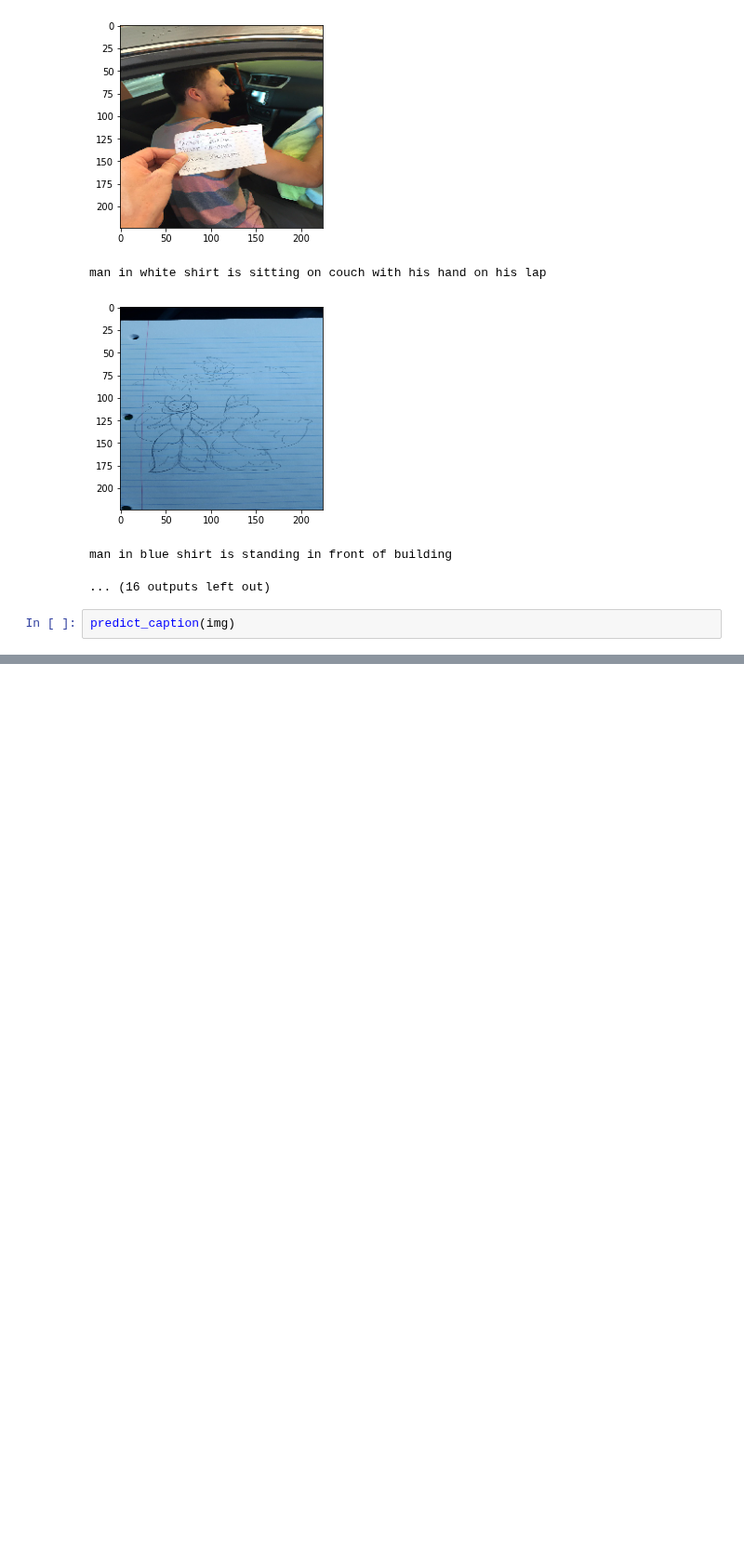
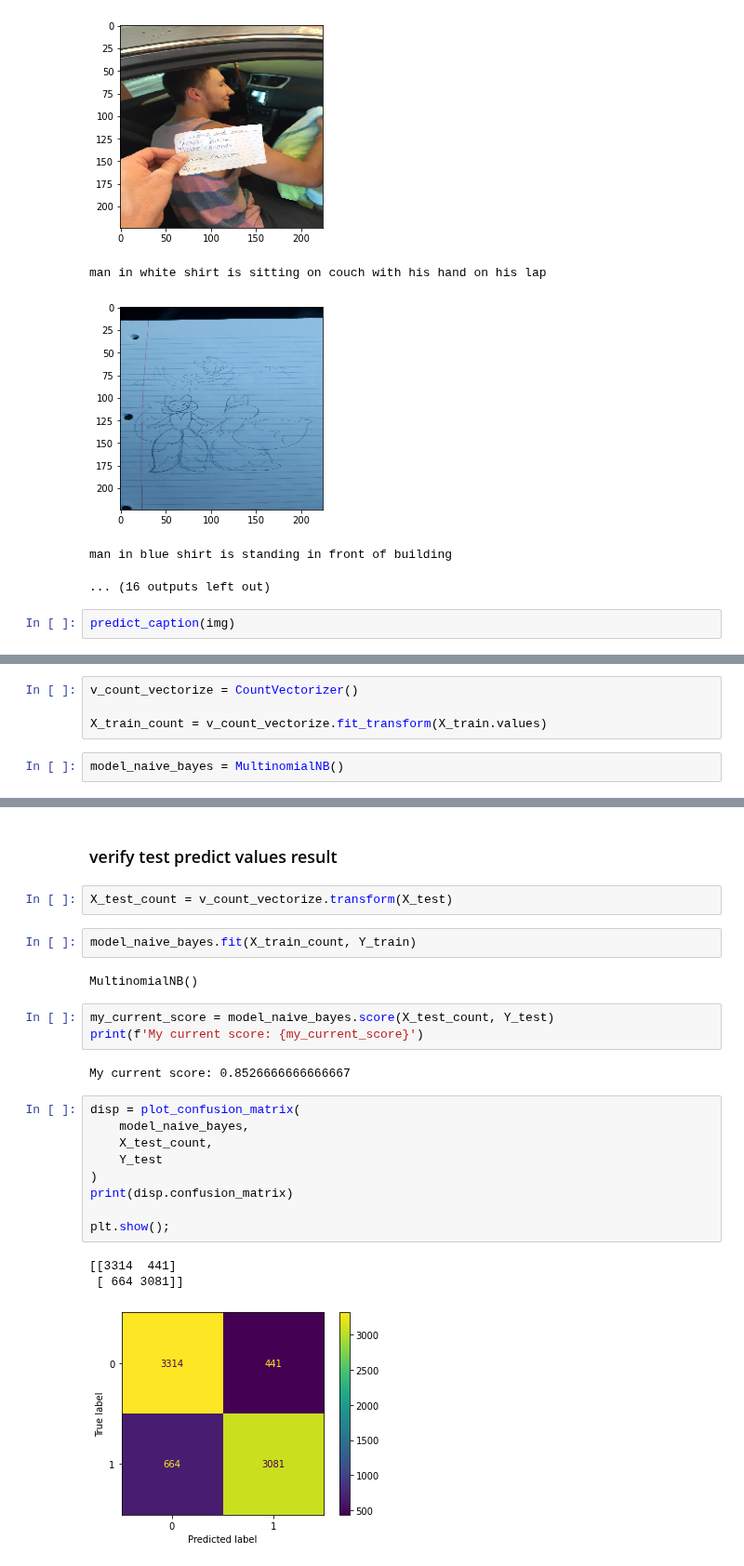
Before and after one commit to joberthrogers18/Analise_Sentimental_em_Imagens, a Jupyter notebook: captioning_image/captioning_images.ipynb, the cells around one changed output, grey strips where cells are left out. Shown at 93% size. Cells and saved outputs as stored; diff of their text form; blank space fills up the shorter version.

Commit message:
feat: using MultinomialNB naive bayes algorithm to classify test

```diff
--- a/captioning_image/captioning_images.ipynb
+++ b/captioning_image/captioning_images.ipynb
@@ -463,0 +551,6 @@ predict_caption(img)
+# %%
+v_count_vectorize = CountVectorizer()
+
+X_train_count = v_count_vectorize.fit_transform(X_train.values)
+# %%
+model_naive_bayes = MultinomialNB()
@@ -463,0 +589,26 @@ predict_caption(img)
+# %% [markdown]
+### verify test predict values result
+# %%
+X_test_count = v_count_vectorize.transform(X_test)
+# %%
+model_naive_bayes.fit(X_train_count, Y_train)
+# %% [output]
+MultinomialNB()
+# %%
+my_current_score = model_naive_bayes.score(X_test_count, Y_test)
+print(f'My current score: {my_current_score}')
+# %% [output]
+My current score: 0.8526666666666667
+# %%
+disp = plot_confusion_matrix(
+    model_naive_bayes,
+    X_test_count,
+    Y_test
+)
+print(disp.confusion_matrix)
+
+plt.show();
+# %% [output]
+[[3314  441]
+ [ 664 3081]]
+[figure, added]
```
Also changed, not shown: parts of 15 cells of this notebook.
